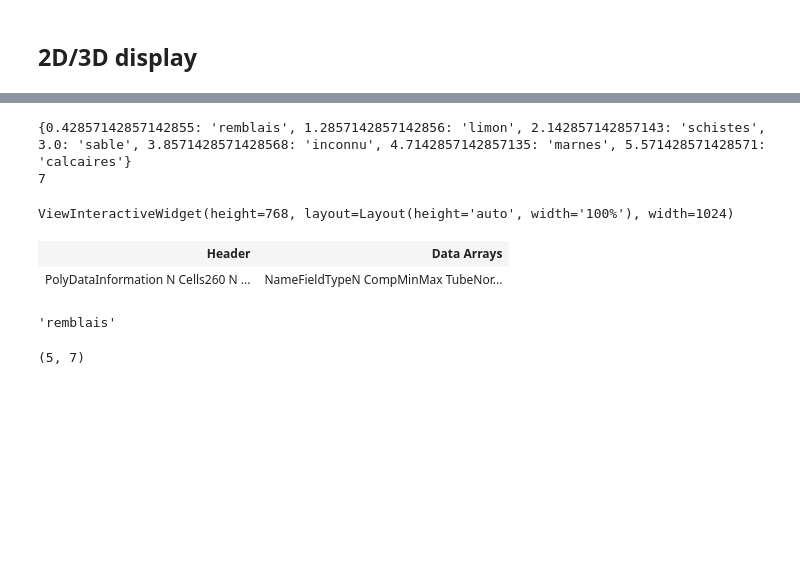
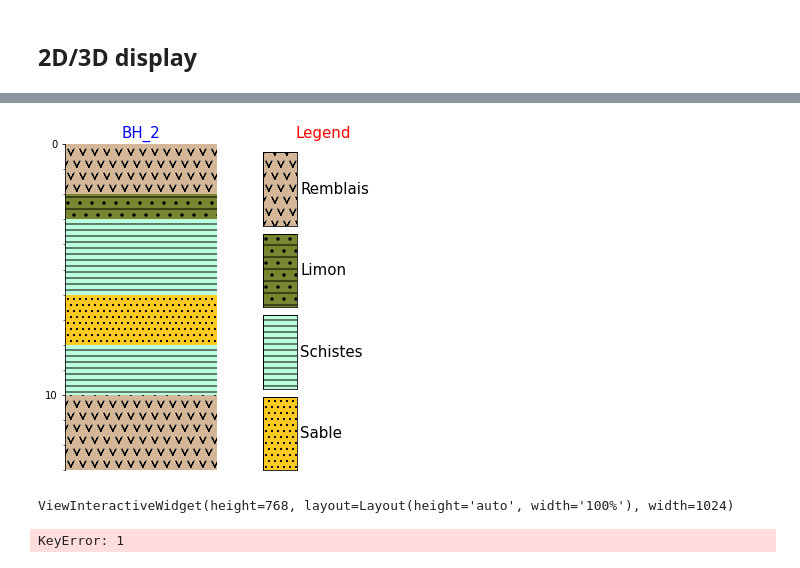
Before and after one commit to kaufmanno/GSDMA, a Jupyter notebook: playground/TFE_test/Samples_representation.ipynb, the cells around one changed output, grey strips where cells are left out. Drawn from its saved outputs; the diff is of its cells as text; code cells hidden in the pictures; blank space fills up the shorter version.

```diff
--- a/playground/TFE_test/Samples_representation.ipynb
+++ b/playground/TFE_test/Samples_representation.ipynb
@@ -155,19 +165,12 @@ bh3d_2.log_plot(repr_attribute='lithology')
+# %%
+bh3d_list[1].log_plot(repr_attribute=attrib[0])
+# %% [output]
+[figure, added]
 # %%
-bh3d_2.plot3d(repr_attribute='lithology')
+bh3d_list[1].plot3d(repr_attribute='lithology')
 # %% [output]
-{0.42857142857142855: 'remblais', 1.2857142857142856: 'limon', 2.142857142857143: 'schistes', 3.0: 'sable', 3.8571428571428568: 'inconnu', 4.7142857142857135: 'marnes', 5.571428571428571: 'calcaires'}
-7
+ViewInteractiveWidget(height=768, layout=Layout(height='auto', width='100%'), width=1024)
-ViewInteractiveWidget(height=768, layout=Layout(height='auto', width='100%'), width=1024)
-# %%
-bh3d._vtk
-# %% [output]
-| Header | Data Arrays |
-| PolyDataInformation N Cells260 N ... | NameFieldTypeN CompMinMax TubeNor... |
-# %%
-bh3d_2._components[0]['lithology']
-# %% [output]
-'remblais'
-# %%
-len(bh3d.intervals), len(bh3d_2.intervals)
-# %% [output]
-(5, 7)
+# %%
+bh3d_list[1].log_plot(repr_attribute=attrib[1])
+# %% [output]
+KeyError: 1
```
Also changed, not shown: parts of 64 cells of this notebook, 4 other files.
